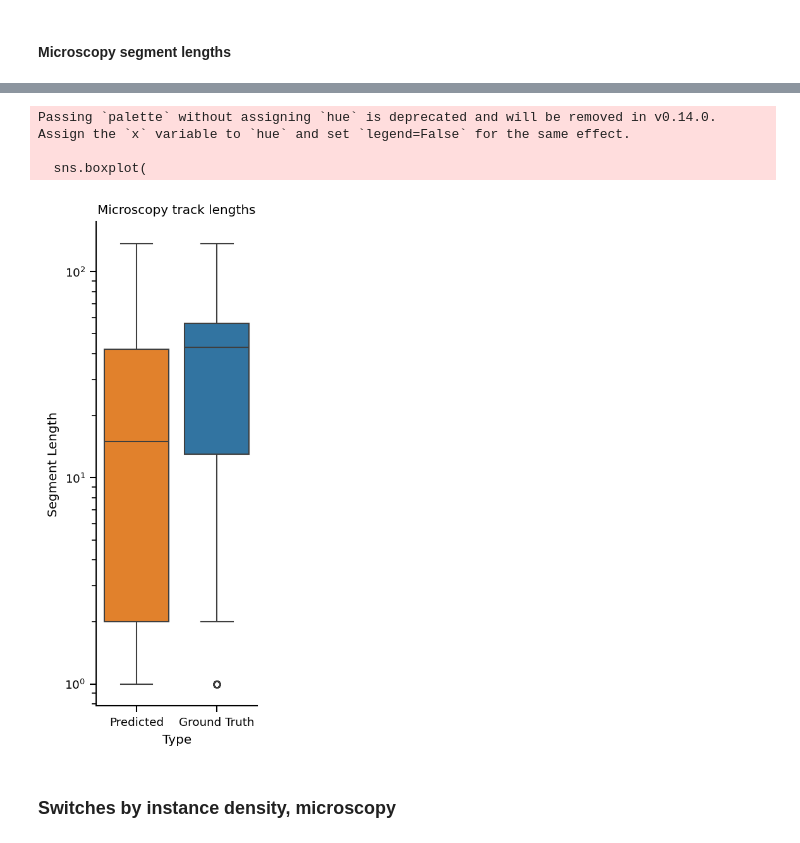
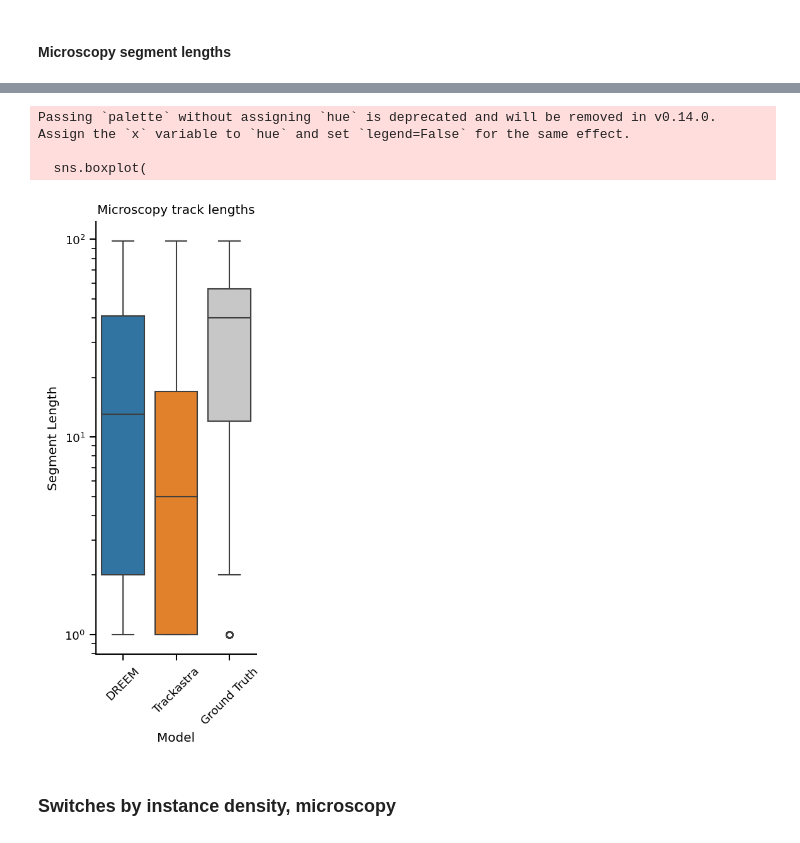
Before and after one commit to talmolab/dreem-plots, a Jupyter notebook: plot_dreem_for_submission.ipynb, the cells around one changed output, grey strips where cells are left out. Cells and saved outputs as stored; diff of their text form; code cells hidden in the pictures.

```diff
--- a/plot_dreem_for_submission.ipynb
+++ b/plot_dreem_for_submission.ipynb
@@ -362,3 +361,15 @@ df = pd.read_csv("./data/paired-microscopy-gt-segment-lengths.csv")
+# %%
+# for our method, DREEM
+df_dreem = pd.read_csv("./data/paired-microscopy-gt-segment-lengths.csv")
+df_dreem["model"] = "DREEM"
+df_dreem.loc[df_dreem["type"] == "Ground Truth", "model"] = "Ground Truth"
+# for Trackastra
+df_trackastra = pd.read_csv("./data/trackastra-paired-microscopy-gt-segment-lengths.csv")
+df_trackastra['model'] = "Trackastra"
+df_trackastra = df_trackastra[df_trackastra["type"] != "Ground Truth"]
+df = pd.concat([df_dreem, df_trackastra])
+# Set the 'model' column as a categorical type with the desired order
+df['model'] = pd.Categorical(df['model'], categories=["DREEM", "Trackastra", "Ground Truth"], ordered=True)
 # %%
 # Create figure with 2 subplots
 fig1, ax1 = plt.subplots(figsize=figure_size)
@@ -389,38 +400,39 @@ plt.figure(figsize=(2.5,6))
 # Remove outliers using IQR method
 Q1 = df['segment_length'].quantile(0.25)
 Q3 = df['segment_length'].quantile(0.75)
 IQR = Q3 - Q1
 
 # Define bounds for outliers
 lower_bound = Q1 - 1 * IQR
 upper_bound = Q3 + 1 * IQR
 
 # Filter out outliers
 df_filtered = df[
     (df['segment_length'] >= lower_bound) &
     (df['segment_length'] <= upper_bound)
 ]
 
 sns.boxplot(
     data=df_filtered,
-    x="type",
+    x="model",
     y="segment_length",
-    palette={"Ground Truth": sns.color_palette("tab10")[0], "Predicted": sns.color_palette("tab10")[1]},
+    palette={"DREEM": sns.color_palette("tab20")[0],  "Trackastra": sns.color_palette("tab20")[2], "Ground Truth": sns.color_palette("tab20")[-5],},
     orient="v",
     log_scale=True
 )
-plt.xlabel("Type")
+plt.xlabel("Model")
 plt.ylabel("Segment Length")
 plt.title("Microscopy track lengths")
 sns.despine()
+plt.xticks(rotation=45)
 plt.tight_layout()
-plt.savefig('./data/summary-paired-microscopy-gt-segment-lengths.png', format='png')
+# plt.savefig('./data/dreem-vs-trackastra-summary-paired-microscopy-gt-segment-lengths.png', format='png')
 plt.show()
 # %% [output]
 Passing `palette` without assigning `hue` is deprecated and will be removed in v0.14.0. Assign the `x` variable to `hue` and set `legend=False` for the same effect.
 
   sns.boxplot(
-[figure, old version]
+[figure, new version]
 # %% [markdown]
 ### Switches by instance density, microscopy
 # %%
```
Also changed, not shown: parts of 17 cells of this notebook, 4 other files.
